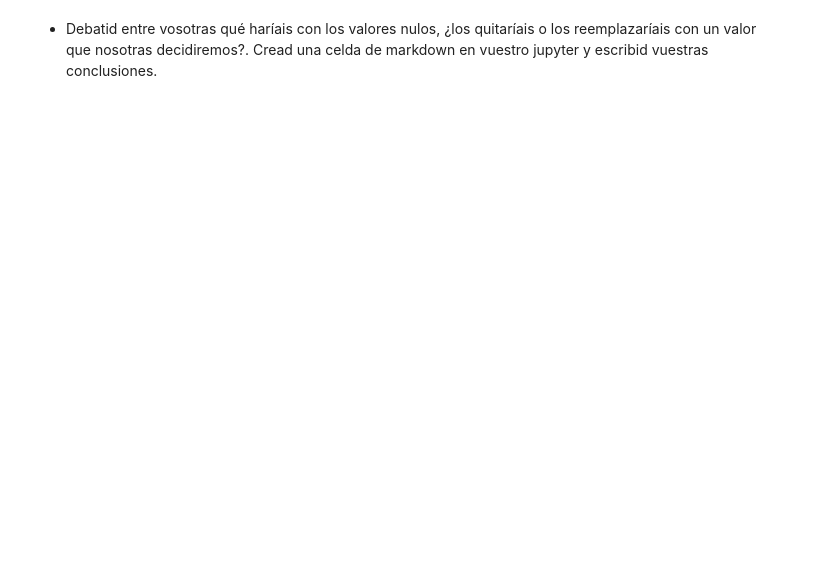
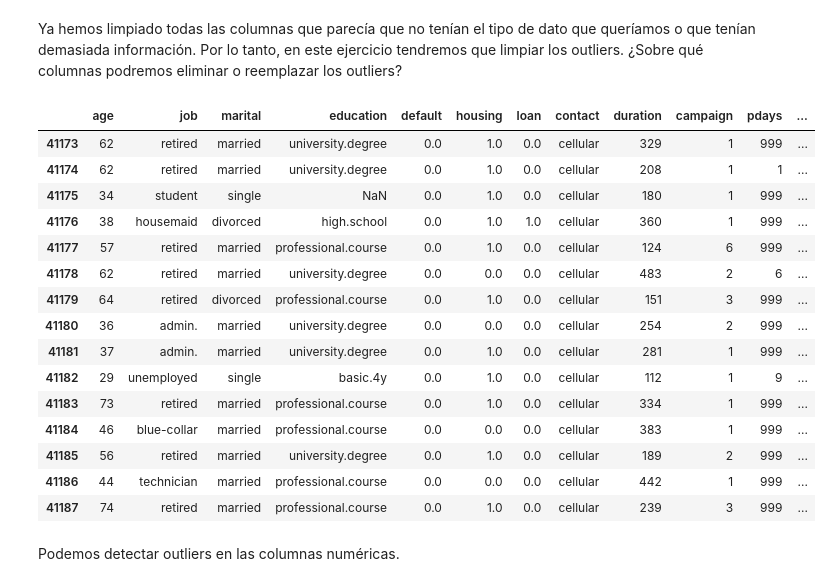
Before and after one commit to Adalab/promo_d_da_modulo2_sprint2_Silvia_Paula, a Jupyter notebook: Limpieza-III.ipynb, the cells around one changed output. Drawn from its saved outputs; the diff is of its cells as text; code cells hidden in the pictures; blank space fills up the shorter version.

Commit message:
limpieza -III no se modifican los outliers

```diff
--- a/Limpieza-III.ipynb
+++ b/Limpieza-III.ipynb
@@ -23,2 +1,3 @@ En relación a los valores nulos:
-# %% [markdown]
-- Debatid entre vosotras qué haríais con los valores nulos, ¿los quitaríais o los reemplazaríais con un valor que nosotras decidiremos?. Cread una celda de markdown en vuestro jupyter y escribid vuestras conclusiones.
+# %% [markdown]
+Ya hemos limpiado todas las columnas que parecía que no tenían el tipo de dato que queríamos o que tenían demasiada información. Por lo tanto, en este ejercicio tendremos que limpiar los outliers.
+¿Sobre qué columnas podremos eliminar o reemplazar los outliers?
@@ -24,0 +9,25 @@ En relación a los valores nulos:
+# %%
+pd.options.display.max_columns=None
+# %%
+df_bank = pd.read_csv("datos/bank-additional-full-edit2.csv", index_col=0)
+# %%
+df_bank.tail(15)
+# %% [output]
+|  | age | job | marital | education | default | housing | loan | contact | duration | campaign | pdays | ... |
+| 41173 | 62 | retired | married | university.degree | 0.0 | 1.0 | 0.0 | cellular | 329 | 1 | 999 | ... |
+| 41174 | 62 | retired | married | university.degree | 0.0 | 1.0 | 0.0 | cellular | 208 | 1 | 1 | ... |
+| 41175 | 34 | student | single | NaN | 0.0 | 1.0 | 0.0 | cellular | 180 | 1 | 999 | ... |
+| 41176 | 38 | housemaid | divorced | high.school | 0.0 | 1.0 | 1.0 | cellular | 360 | 1 | 999 | ... |
+| 41177 | 57 | retired | married | professional.course | 0.0 | 1.0 | 0.0 | cellular | 124 | 6 | 999 | ... |
+| 41178 | 62 | retired | married | university.degree | 0.0 | 0.0 | 0.0 | cellular | 483 | 2 | 6 | ... |
+| 41179 | 64 | retired | divorced | professional.course | 0.0 | 1.0 | 0.0 | cellular | 151 | 3 | 999 | ... |
+| 41180 | 36 | admin. | married | university.degree | 0.0 | 0.0 | 0.0 | cellular | 254 | 2 | 999 | ... |
+| 41181 | 37 | admin. | married | university.degree | 0.0 | 1.0 | 0.0 | cellular | 281 | 1 | 999 | ... |
+| 41182 | 29 | unemployed | single | basic.4y | 0.0 | 1.0 | 0.0 | cellular | 112 | 1 | 9 | ... |
+| 41183 | 73 | retired | married | professional.course | 0.0 | 1.0 | 0.0 | cellular | 334 | 1 | 999 | ... |
+| 41184 | 46 | blue-collar | married | professional.course | 0.0 | 0.0 | 0.0 | cellular | 383 | 1 | 999 | ... |
+| 41185 | 56 | retired | married | university.degree | 0.0 | 1.0 | 0.0 | cellular | 189 | 2 | 999 | ... |
+| 41186 | 44 | technician | married | professional.course | 0.0 | 0.0 | 0.0 | cellular | 442 | 1 | 999 | ... |
+| 41187 | 74 | retired | married | professional.course | 0.0 | 1.0 | 0.0 | cellular | 239 | 3 | 999 | ... |
+# %% [markdown]
+Podemos detectar outliers en las columnas numéricas.
```
Also changed, not shown: parts of 27 cells of this notebook.
